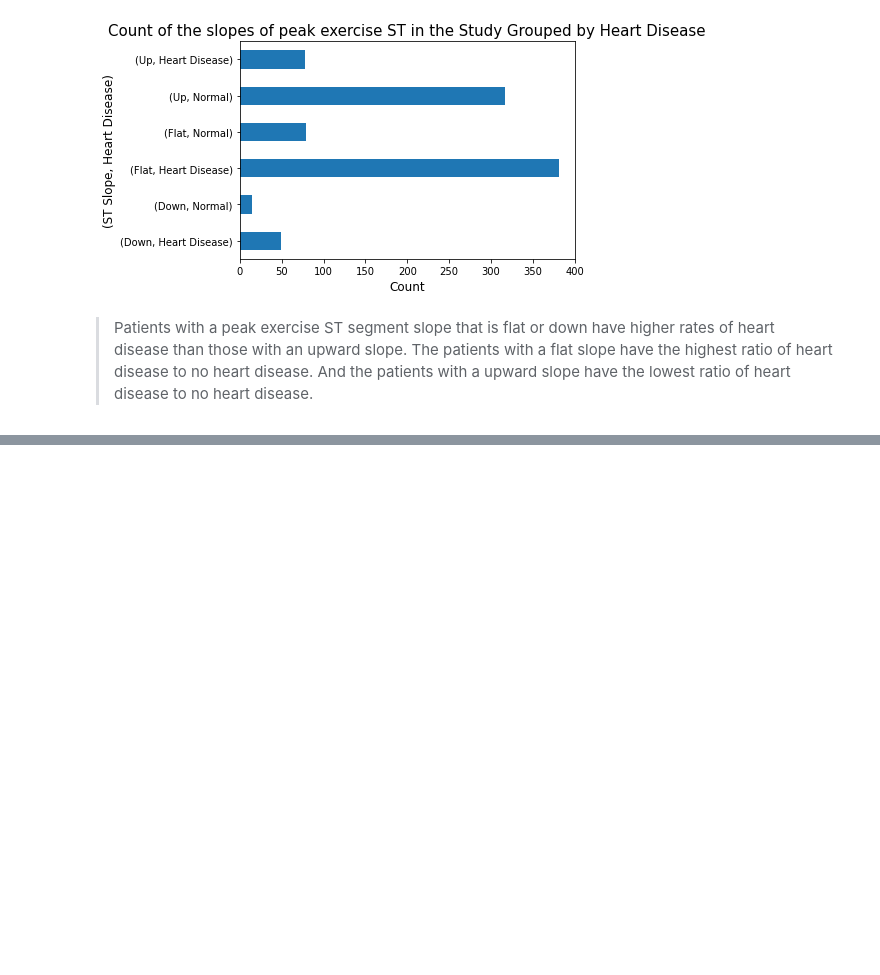
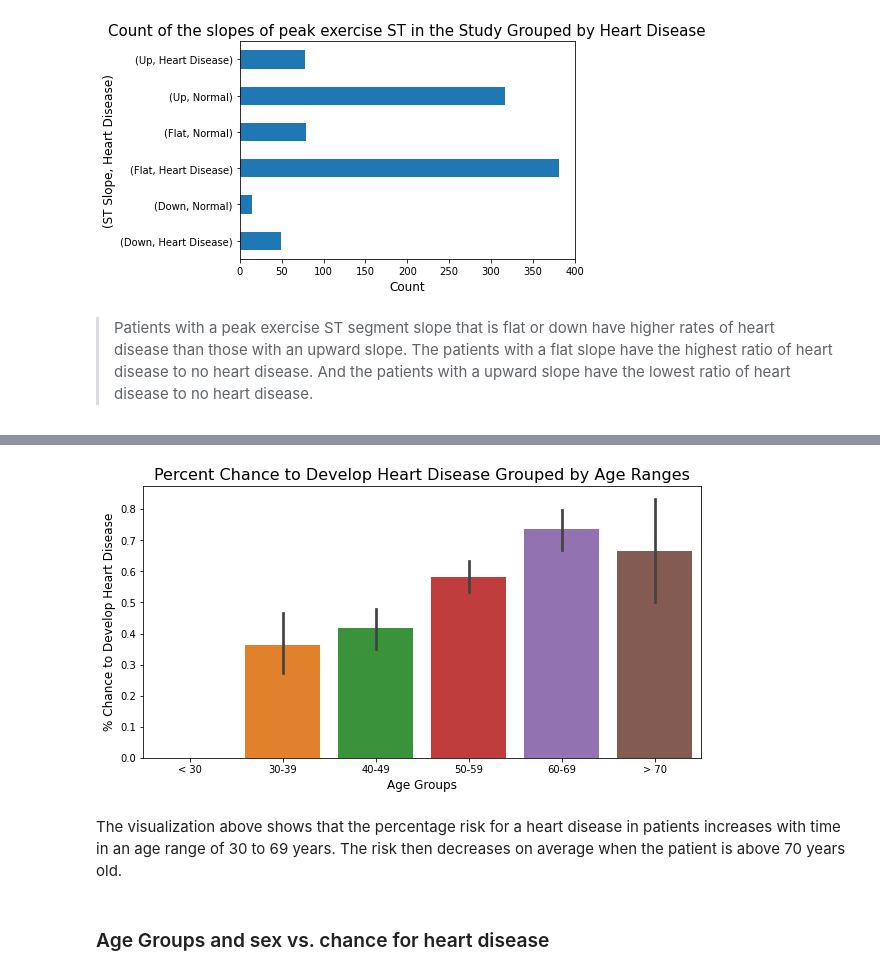
Before and after one commit to dcreeder89/Dojo-Project-2, a Jupyter notebook: Reeder__Heart_Failure_Prediction_Data_Analysis.ipynb, the cells around one changed output, grey strips where cells are left out. Saved outputs shown, nothing was run; the diff lists cells and outputs as text; code cells hidden in the pictures; blank space fills up the shorter version.

```diff
--- a/Reeder__Heart_Failure_Prediction_Data_Analysis.ipynb
+++ b/Reeder__Heart_Failure_Prediction_Data_Analysis.ipynb
@@ -390,0 +454,12 @@ plt.show()
+# %%
+fig, ax = plt.subplots(figsize=(10,5))
+ax = sns.barplot(data=df1, x='AgeGroups', y='HeartDisease');
+ax.set_title('Percent Chance to Develop Heart Disease Grouped by Age Ranges', fontsize=16);
+ax.set_xlabel('Age Groups', fontsize=12);
+ax.set_ylabel('% Chance to Develop Heart Disease', fontsize=12);
+# %% [output]
+[figure, added]
+# %% [markdown]
+The visualization above shows that the percentage risk for a heart disease in patients increases with time in an age range of 30 to 69 years. The risk then decreases on average when the patient is above 70 years old.
+# %% [markdown]
+### Age Groups and sex vs. chance for heart disease
```
Also changed, not shown: parts of 28 cells of this notebook.
